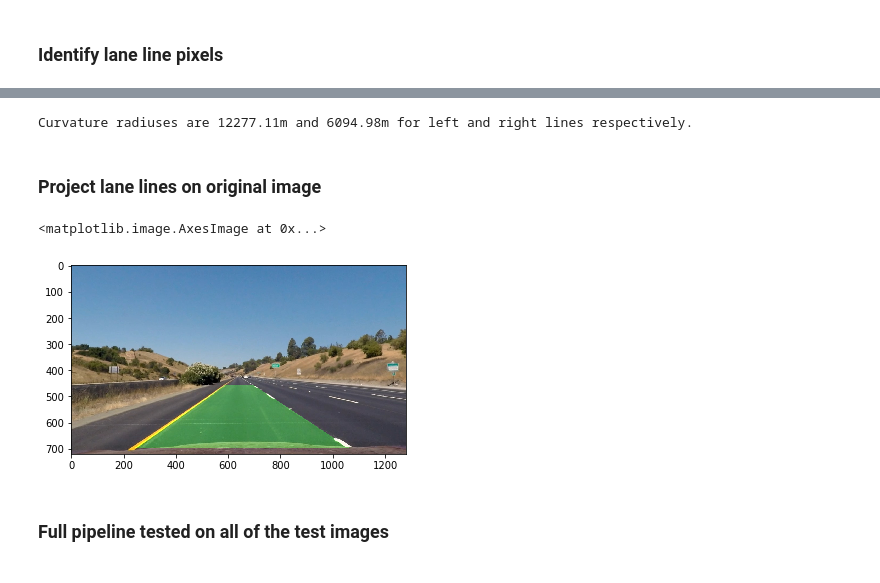
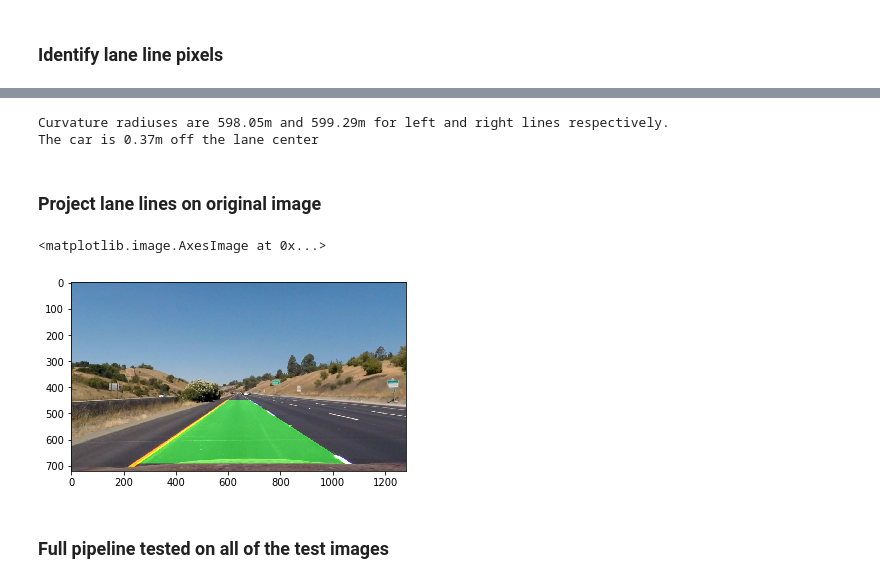
Before and after one commit to alex4men/CarND-Advanced-Lane-Lines, a Jupyter notebook: Advanced_Lane_Finding.ipynb, the cells around one changed output, grey strips where cells are left out. Drawn from its saved outputs; the diff is of its cells as text; code cells hidden in the pictures.

```diff
--- a/Advanced_Lane_Finding.ipynb
+++ b/Advanced_Lane_Finding.ipynb
@@ -203,3 +197,6 @@ dst = np.float32([[300,0],[980,0],[980,720],[300,720]])
+# %%
+src = np.float32([[594.7,448.5], [684.8,448.5], [1074.95,692.3], [230.6,692.3]])
+dst = np.float32([[230.6,0],[1074.95,0],[1074.95,720],[230.6,720]])
 # %%
 undistImgWTrap = undistImg.copy()
 for i in range(4):
@@ -311,7 +308,7 @@ def find_lane_pixels(binary_warped):
 # %%
 def fit_polynomial(binary_warped):
     # Find our lane pixels first
-    leftx, lefty, rightx, righty, out_img = find_lane_pixels(binary_warped)
+    leftx, lefty, rightx, righty, out_img_rect = find_lane_pixels(binary_warped)
 
     ### Fit a second order polynomial to each using `np.polyfit` ###
     try:
@@ -333,6 +330,7 @@ def fit_polynomial(binary_warped):
         right_fitx = 1*ploty**2 + 1*ploty
 
 
+    out_img = np.zeros_like(out_img_rect)
     ## Visualization ##
     # Colors in the left and right lane regions
     out_img[lefty, leftx] = [255, 0, 0]
@@ -342,16 +340,16 @@ def fit_polynomial(binary_warped):
 #     plt.plot(left_fitx, ploty, color='yellow')
 #     plt.plot(right_fitx, ploty, color='yellow')
 
-    return out_img, left_fitx, right_fitx
+    return out_img, left_fitx, right_fitx, out_img_rect
 # %%
 grayWarpedImg = cv2.cvtColor(warpedImg, cv2.COLOR_RGB2GRAY)
-warpedLaneImg, left_fitx, right_fitx = fit_polynomial(grayWarpedImg)
+warpedLaneImg, left_fitx, right_fitx, rect_img = fit_polynomial(grayWarpedImg)
 
 ploty = np.linspace(0, grayWarpedImg.shape[0]-1, grayWarpedImg.shape[0] )
 # Plots the left and right polynomials on the lane lines
 plt.plot(left_fitx, ploty, color='yellow')
 plt.plot(right_fitx, ploty, color='yellow')
 
-plt.imshow(warpedLaneImg)
+plt.imshow(cv2.addWeighted(warpedLaneImg, 1, rect_img, 0.5, 0))
 # %% [output]
 <matplotlib.image.AxesImage at 0x...>
@@ -387,20 +385,25 @@ def measure_curvature_real(binary_warped):
 # Calculate the radius of curvature in meters for both lane lines
 left_curverad, right_curverad = measure_curvature_real(grayWarpedImg)
 
+xm_per_pix = 3.7/844 # meters per pixel in x dimension
+offset = (right_fitx[grayWarpedImg.shape[0]-1] + left_fitx[grayWarpedImg.shape[0]-1])/2.0 - grayWarpedImg.shape[1]/2.0
+offset_m = offset * xm_per_pix
+
 print('Curvature radiuses are {:.2f}m and {:.2f}m for left and right lines respectively.'.format(left_curverad, right_curverad))
+print('The car is {:.2f}m off the lane center'.format(offset_m))
 # %% [output]
-Curvature radiuses are 12277.11m and 6094.98m for left and right lines respectively.
+Curvature radiuses are 598.05m and 599.29m for left and right lines respectively.
+The car is 0.37m off the lane center
 # %% [markdown]
 ### Project lane lines on original image
 # %%
 Minv = cv2.getPerspectiveTransform(dst, src)
 # %%
-def projectBack(img, left_fitx, right_fitx):
+def projectBack(img, laneColorImg, left_fitx, right_fitx):
     ploty = np.linspace(0, img.shape[0]-1, img.shape[0] )
 
     # Create an image to draw the lines on
-    warp_zero = np.zeros(img.shape[:2], dtype=np.uint8)
-    color_warp = np.dstack((warp_zero, warp_zero, warp_zero))
+    color_warp = laneColorImg.copy()
 
     # Recast the x and y points into usable format for cv2.fillPoly()
     pts_left = np.array([np.transpose(np.vstack([left_fitx, ploty]))])
@@ -408,19 +411,19 @@ def projectBack(img, left_fitx, right_fitx):
     pts = np.hstack((pts_left, pts_right))
 
     # Draw the lane onto the warped blank image
-    cv2.fillPoly(color_warp, np.int_([pts]), (0,255, 0))
+    cv2.fillPoly(color_warp, np.int_([pts]), (0,128, 0))
 
     # Warp the blank back to original image space using inverse perspective matrix (Minv)
     newwarp = cv2.warpPerspective(color_warp, Minv, (color_warp.shape[1], color_warp.shape[0]))
     # Combine the result with the original image
-    result = cv2.addWeighted(img, 1, newwarp, 0.3, 0)
+    result = cv2.addWeighted(img, 1, newwarp, 1, 0)
 
     return result
 # %%
-plt.imshow(projectBack(undistImg, left_fitx, right_fitx))
+plt.imshow(projectBack(undistImg, warpedLaneImg, left_fitx, right_fitx))
 # %% [output]
 <matplotlib.image.AxesImage at 0x...>
-[figure, old version]
+[figure, new version]
 # %% [markdown]
 ### Full pipeline tested on all of the test images
 # %%
```
Also changed, not shown: parts of 12 cells of this notebook, 3 other files.
